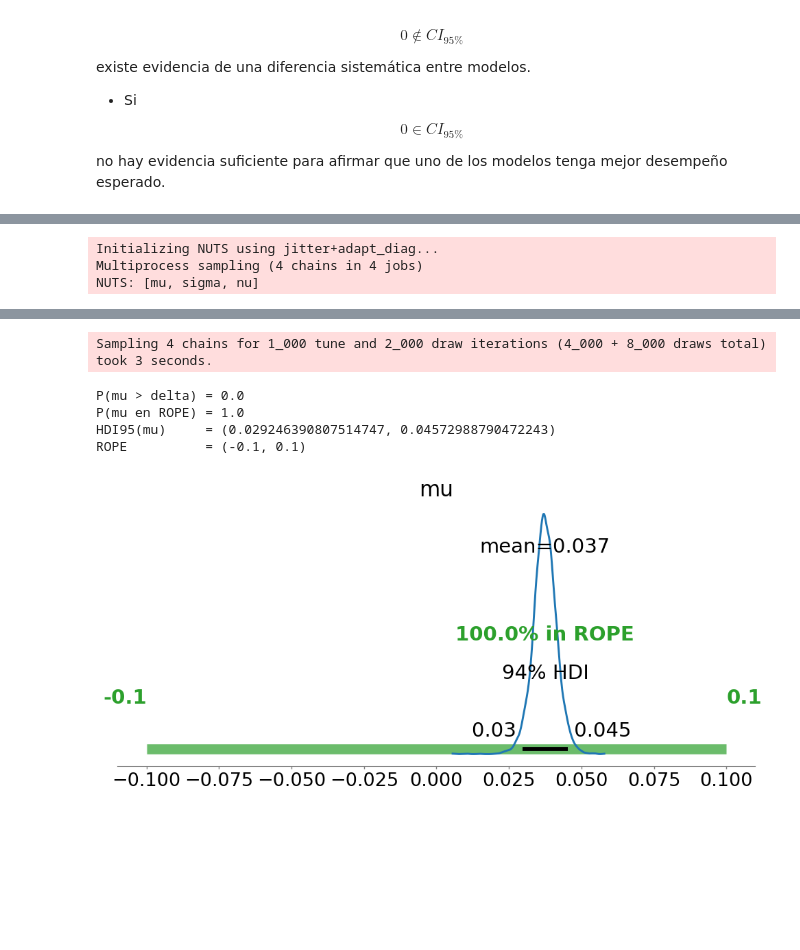
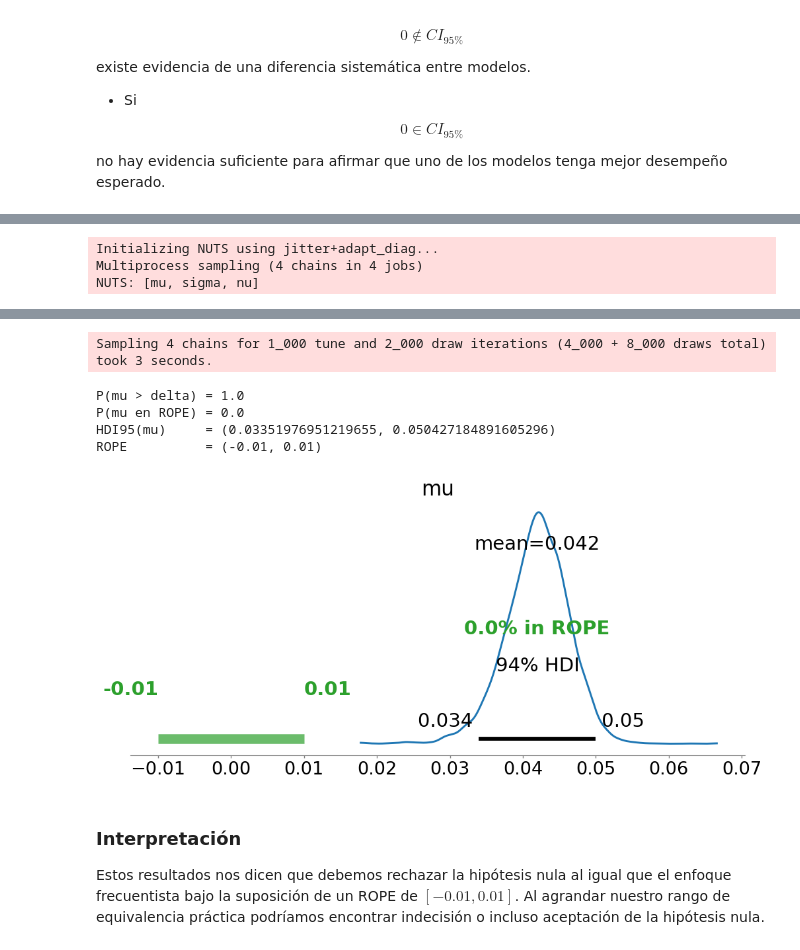
Before and after one commit to jkhansell/crop-demo, a Jupyter notebook: git_tutorial_crops.ipynb, the cells around one changed output, grey strips where cells are left out. Drawn from its saved outputs; the diff is of its cells as text; code cells hidden in the pictures; blank space fills up the shorter version.

```diff
--- a/git_tutorial_crops.ipynb
+++ b/git_tutorial_crops.ipynb
@@ -807,28 +815,33 @@ ROPE          = (-0.1, 0.1)
 # %%
-res = bayes_compare_diffs(diffs_climate, delta=0.1, seed=0)
+delta = 0.01 #tamaño de ROPE
+res = bayes_compare_diffs(diffs_climate, delta=delta, seed=0)
 
 print("P(mu > delta) =", res["p_improve"])
 print("P(mu en ROPE) =", res["p_equiv"])
 print("HDI95(mu)     =", res["hdi95_mu"])
 print("ROPE          =", res["rope"])
 
 mu = res["idata"].posterior["mu"].values.ravel()
 
 delta = res["delta"]
 rope_lo, rope_hi = res["rope"]
 hdi_lo, hdi_hi = res["hdi95_mu"]
 
-az.plot_posterior(res["idata"], var_names="mu", rope=[-0.1, 0.1], figsize=(12,5))
+az.plot_posterior(res["idata"], var_names="mu", rope=[-delta, delta], figsize=(12,5))
 plt.show()
 # %% [output]
 Initializing NUTS using jitter+adapt_diag...
 Multiprocess sampling (4 chains in 4 jobs)
 NUTS: [mu, sigma, nu]
 [interactive output not drawn]
 [interactive output not drawn]
 Sampling 4 chains for 1_000 tune and 2_000 draw iterations (4_000 + 8_000 draws total) took 3 seconds.
-P(mu > delta) = 0.0
-P(mu en ROPE) = 1.0
-HDI95(mu)     = (0.029246390807514747, 0.04572988790472243)
-ROPE          = (-0.1, 0.1)
+P(mu > delta) = 1.0
+P(mu en ROPE) = 0.0
+HDI95(mu)     = (0.03351976951219655, 0.050427184891605296)
+ROPE          = (-0.01, 0.01)
-[figure, old version]
+[figure, new version]
+# %% [markdown]
+### Interpretación
+
+Estos resultados nos dicen que debemos rechazar la hipótesis nula al igual que el enfoque frecuentista bajo la suposición de un ROPE de $[-0.01, 0.01]$. Al agrandar nuestro rango de equivalencia práctica podríamos encontrar indecisión o incluso aceptación de la hipótesis nula.
```
Also changed, not shown: parts of 9 cells of this notebook, 1 other file.
